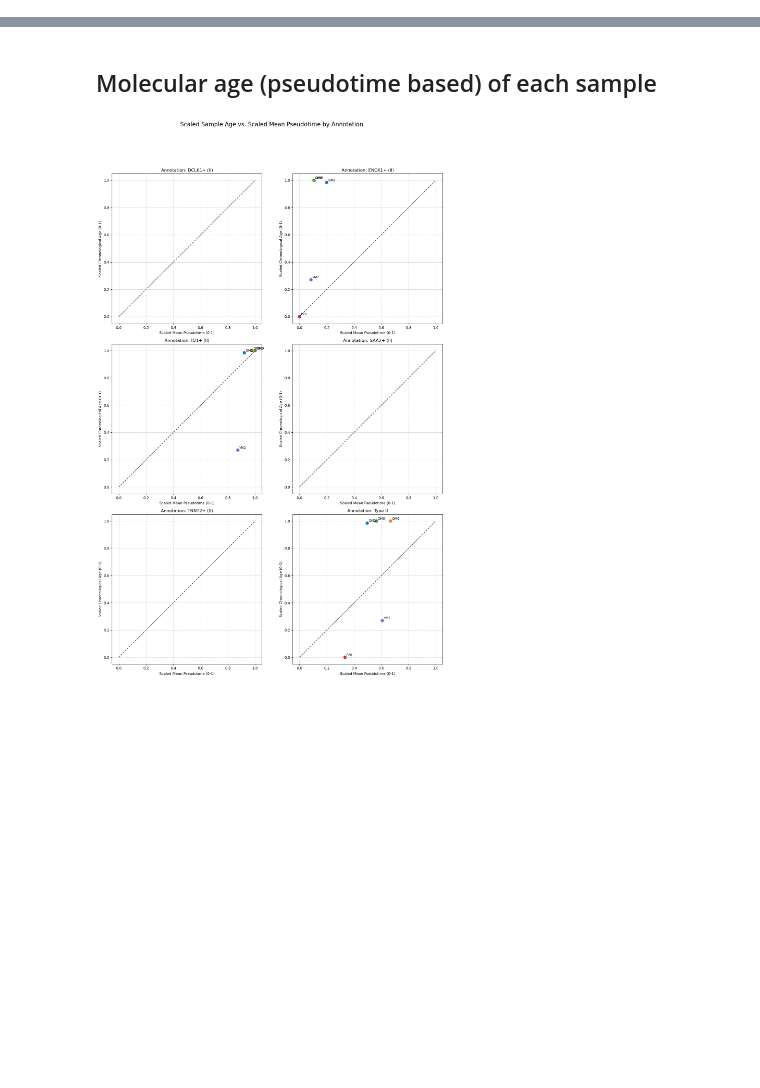
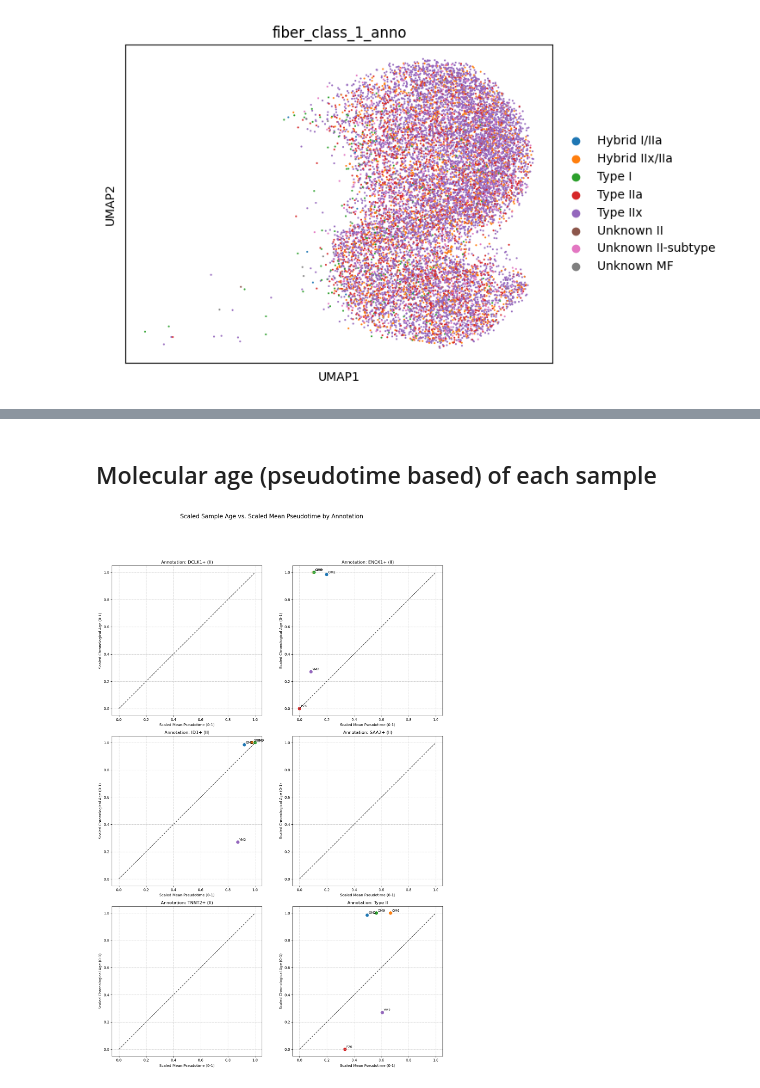
Before and after one commit to sachha-naksha/SKM_multimodal_analysis, a Jupyter notebook: py_scripts/data_preproc.ipynb, the cells around one changed output, grey strips where cells are left out. Saved outputs shown, nothing was run; the diff lists cells and outputs as text; code cells hidden in the pictures; blank space fills up the shorter version.

```diff
--- a/py_scripts/data_preproc.ipynb
+++ b/py_scripts/data_preproc.ipynb
@@ -102,0 +116,4 @@ sc.pl.umap(rna_adata, color=['Pseudotime'], title='Transcriptional age (Pseudoti
+# %%
+sc.pl.embedding(atac_adata, basis='UMAP', color=['fiber_class_1_anno'])
+# %% [output]
+[figure, added]
```
Also changed, not shown: parts of 56 cells of this notebook, 2 other files.
